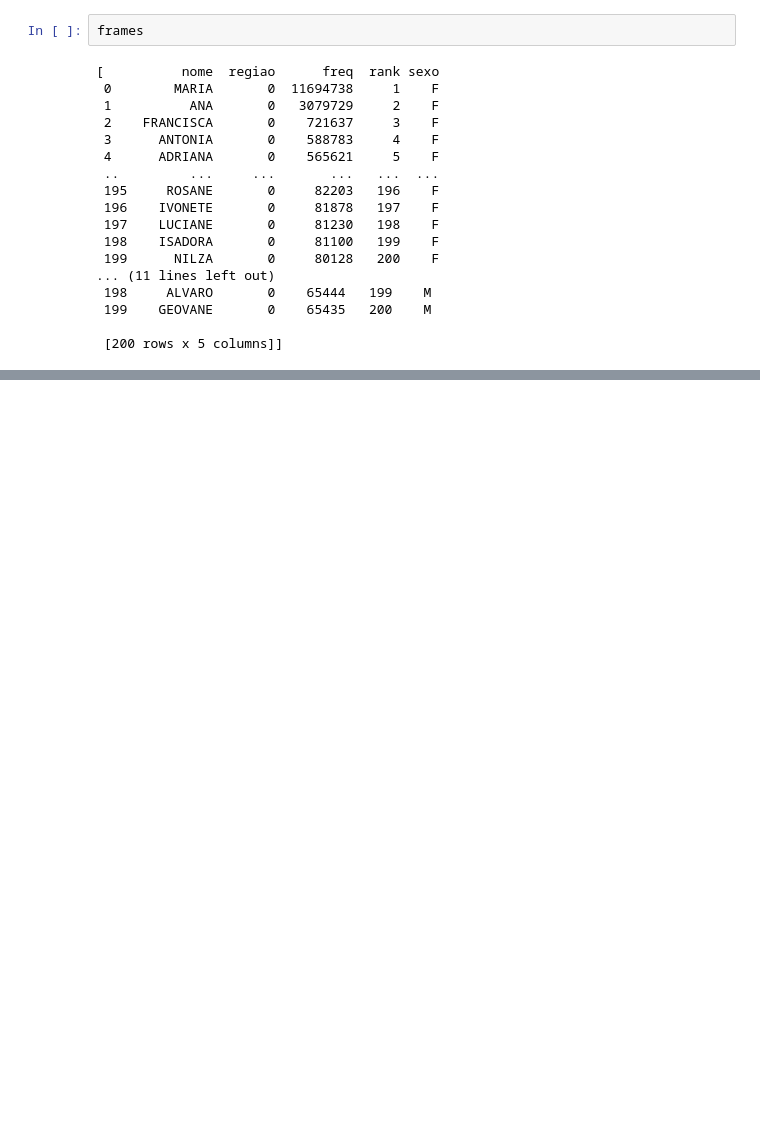
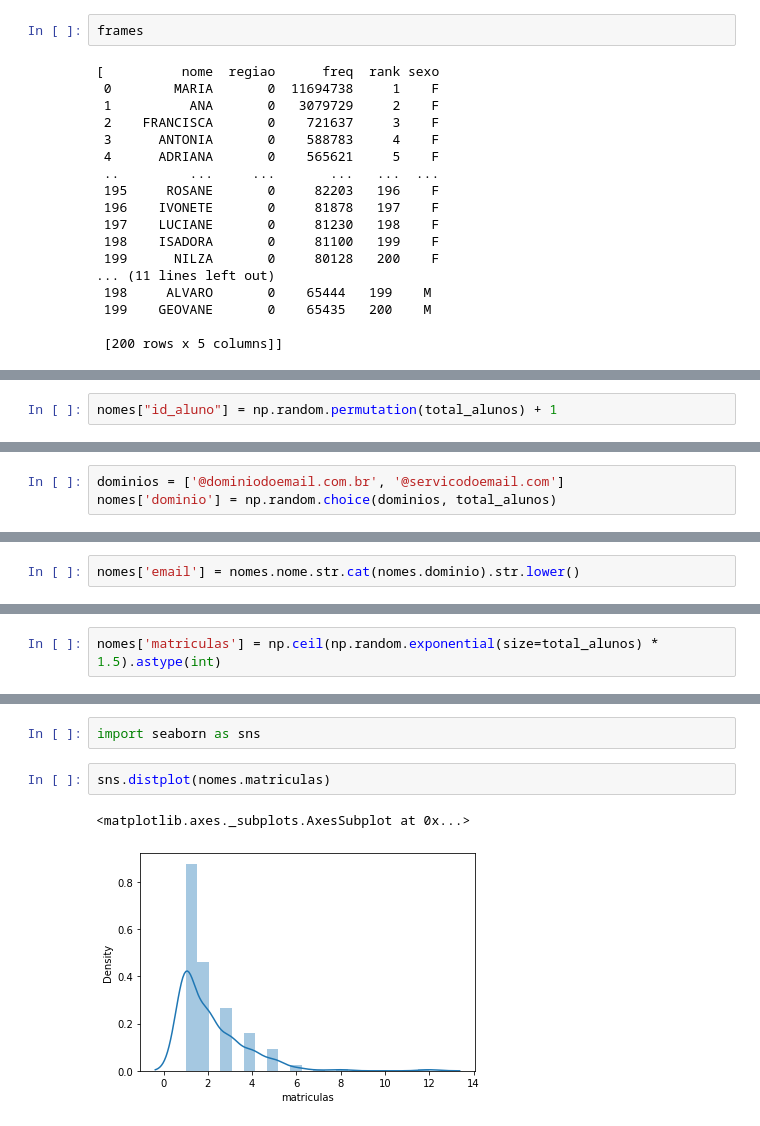
Before and after one commit to luizevans/luizevans, a Jupyter notebook: Pandas_Entrada_e_Saida.ipynb, the cells around one changed output, grey strips where cells are left out. Cells and saved outputs as stored; diff of their text form; blank space fills up the shorter version.

```diff
--- a/Pandas_Entrada_e_Saida.ipynb
+++ b/Pandas_Entrada_e_Saida.ipynb
@@ -68,0 +81,2 @@ nomes.sample(5)
+# %%
+nomes["id_aluno"] = np.random.permutation(total_alunos) + 1
@@ -68,0 +92,3 @@ nomes.sample(5)
+# %%
+dominios = ['@dominiodoemail.com.br', '@servicodoemail.com']
+nomes['dominio'] = np.random.choice(dominios, total_alunos)
@@ -68,0 +120,2 @@ nomes.sample(5)
+# %%
+nomes['email'] = nomes.nome.str.cat(nomes.dominio).str.lower()
@@ -68,0 +251,2 @@ nomes.sample(5)
+# %%
+nomes['matriculas'] = np.ceil(np.random.exponential(size=total_alunos) * 1.5).astype(int)
@@ -68,0 +279,7 @@ nomes.sample(5)
+# %%
+import seaborn as sns
+# %%
+sns.distplot(nomes.matriculas)
+# %% [output]
+<matplotlib.axes._subplots.AxesSubplot at 0x...>
+[figure, added]
```
Also changed, not shown: parts of 80 cells of this notebook.
